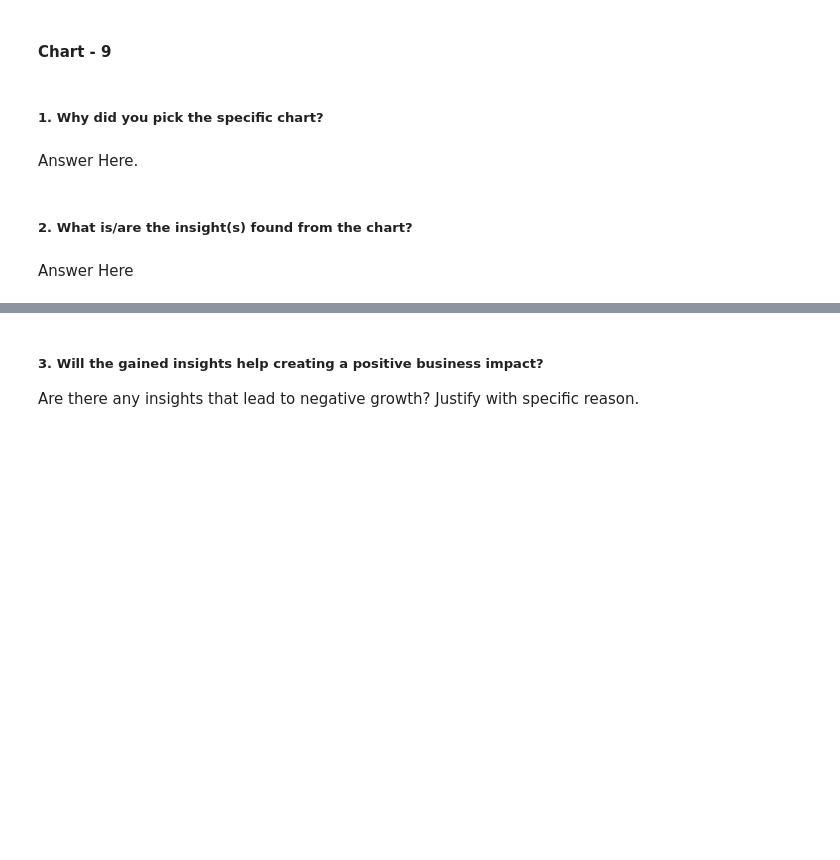
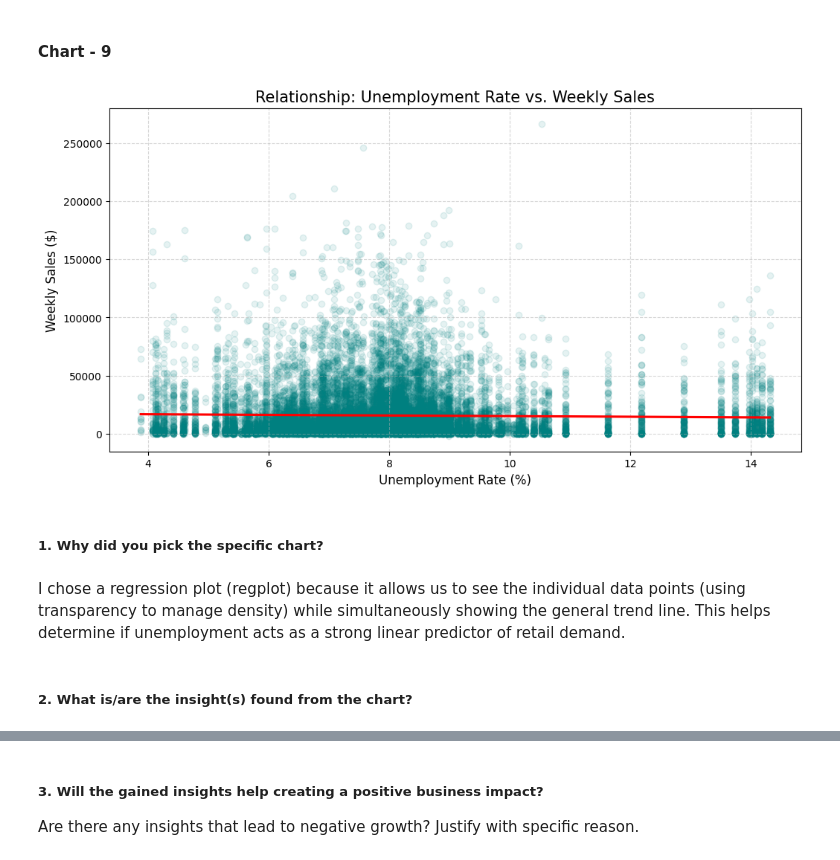
Before and after one commit to amol004/Integrated-Retail-Analytics-for-Store-Optimization-Advanced-Machine-Learning, a Jupyter notebook: Integrated_Retail_Analytics_for_Store_Optimization.ipynb, the cells around one changed output, grey strips where cells are left out. Cells and saved outputs as stored; diff of their text form; code cells hidden in the pictures; blank space fills up the shorter version.

```diff
--- a/Integrated_Retail_Analytics_for_Store_Optimization.ipynb
+++ b/Integrated_Retail_Analytics_for_Store_Optimization.ipynb
@@ -915,8 +913,22 @@ Are there any insights that lead to negative growth? Justify with specific reaso
+# %%
+# Chart - 9: Impact of Unemployment Rate on Weekly Sales
+
+plt.figure(figsize=(12, 6))
+# Sampling the data to handle density and using a scatter plot with regression line
+sns.regplot(x='Unemployment', y='Weekly_Sales', data=retail_data.sample(20000),
+            scatter_kws={'alpha':0.1, 'color':'teal'}, line_kws={'color':'red'})
+
+plt.title('Relationship: Unemployment Rate vs. Weekly Sales', fontsize=15)
+plt.xlabel('Unemployment Rate (%)', fontsize=12)
+plt.ylabel('Weekly Sales ($)', fontsize=12)
+plt.grid(True, linestyle='--', alpha=0.5)
+
+plt.show()
+# %% [output]
+[figure, added]
 # %% [markdown]
 ##### 1. Why did you pick the specific chart?
-# %% [markdown]
-Answer Here.
+# %% [markdown]
+I chose a regression plot (regplot) because it allows us to see the individual data points (using transparency to manage density) while simultaneously showing the general trend line. This helps determine if unemployment acts as a strong linear predictor of retail demand.
 # %% [markdown]
 ##### 2. What is/are the insight(s) found from the chart?
-# %% [markdown]
-Answer Here
```
Also changed, not shown: parts of 4 cells of this notebook.
